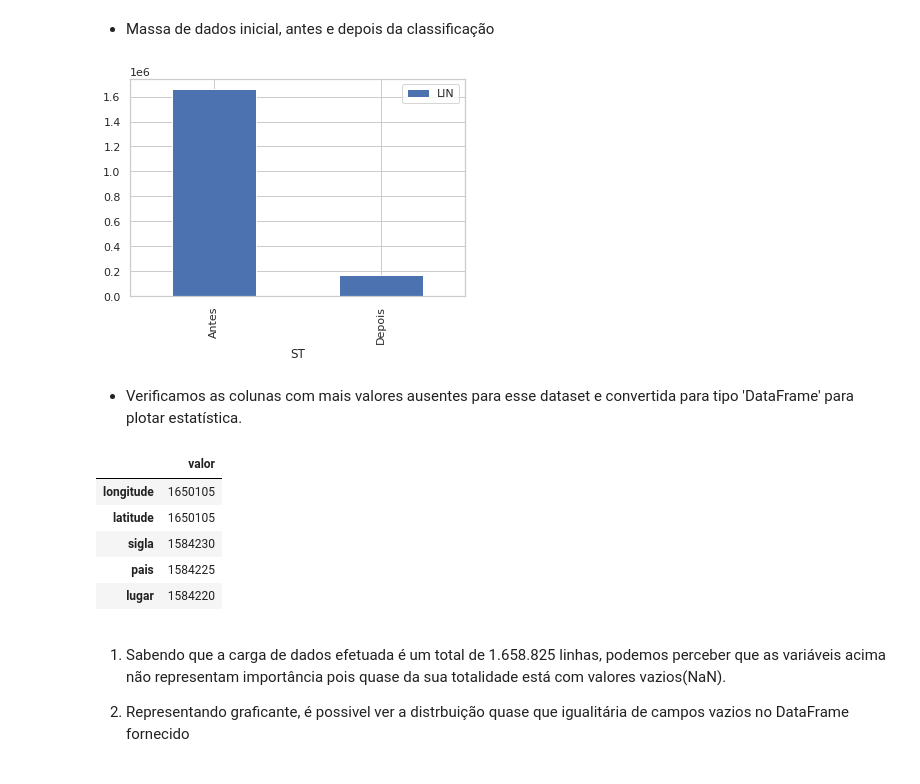
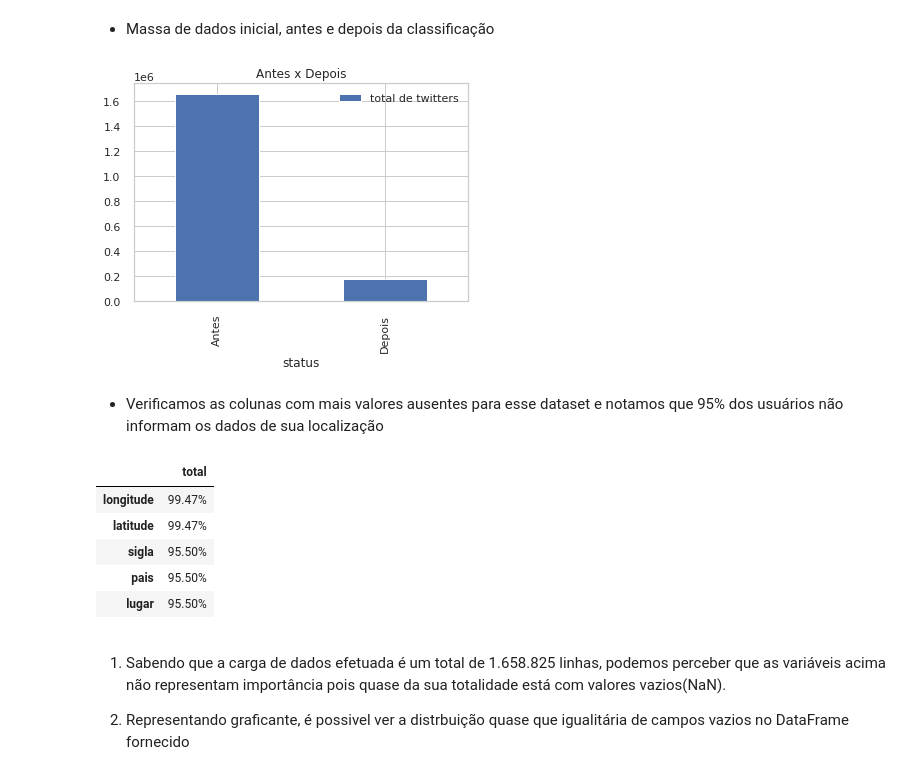
Before and after one commit to wfsilva-uea/progciedados-covid, a Jupyter notebook: tweet_covid.ipynb, the cells around one changed output. Saved outputs shown, nothing was run; the diff lists cells and outputs as text; code cells hidden in the pictures.

```diff
--- a/tweet_covid.ipynb
+++ b/tweet_covid.ipynb
@@ -186,3 +189,6 @@ DuvidasDB[['pergunta', 'classe']].head(10)
 DuvidasDB.to_csv('/content/drive/My Drive/dataset/perguntas_classificadas.csv')
 # %% [markdown]
 ## Comparativo massa de dados Antes/Após classificação
+# %%
+df = pd.read_csv('/content/drive/My Drive/dataset/dados-curso-completo.csv')
+DuvidasDB = pd.read_csv('/content/drive/My Drive/dataset/perguntas_classificadas.csv')
@@ -189,30 +198,30 @@ DuvidasDB.to_csv('/content/drive/My Drive/dataset/perguntas_classificadas.csv')
 # %% [markdown]
 * Massa de dados inicial, antes e depois da classificação
 # %%
-# Cast funçao 'shape'
-a = ('Antes',) + df.shape
-d = ('Depois',) + DuvidasDB.shape
-cord = (a, d)
-s = pd.DataFrame(cord, index=[0, 1], columns=["ST","LIN", "COL"])
-#plotanto estatistica antes e depois
-plot_shape =  s[['ST','LIN']]
-plot_shape.plot(kind='bar',x='ST',y='LIN')
+data = [
+    ['Antes', df.shape[0]],
+    ['Depois', DuvidasDB.shape[0]]
+]
+df_plot = pd.DataFrame(data, index=[0, 1], columns=['status', 'total de twitters'])
+plot = df_plot.plot(kind='bar', x='status', y='total de twitters')
+plot.set_title('Antes x Depois')
 plt.show()
 # %% [output]
-[figure, old version]
+[figure, new version]
 # %% [markdown]
-* Verificamos as colunas com mais valores ausentes para esse dataset e convertida para tipo 'DataFrame' para plotar estatística.
+* Verificamos as colunas com mais valores ausentes para esse dataset e notamos que 95% dos usuários não informam os dados de sua localização
 # %%
-df_plot = df.isnull().sum().sort_values(ascending=False).to_frame().head()[:15]
-df_plot.columns = ["valor"]
+df_size = df.shape[0]
+df_plot = df.isnull().sum().sort_values(ascending=False).to_frame(name='total').head()
+df_plot['total'] = df_plot['total'].apply(lambda t: '%.2f%%' % (t * 100 / df_size))
 df_plot
 # %% [output]
-|  | valor |
-| longitude | 1650105 |
-| latitude | 1650105 |
-| sigla | 1584230 |
-| pais | 1584225 |
-| lugar | 1584220 |
+|  | total |
+| longitude | 99.47% |
+| latitude | 99.47% |
+| sigla | 95.50% |
+| pais | 95.50% |
+| lugar | 95.50% |
 # %% [markdown]
 1. Sabendo que a carga de dados efetuada é um total de 1.658.825 linhas, podemos perceber que as variáveis acima não representam importância pois quase da sua totalidade está com valores vazios(NaN).
 
```
Also changed, not shown: parts of 28 cells of this notebook.
